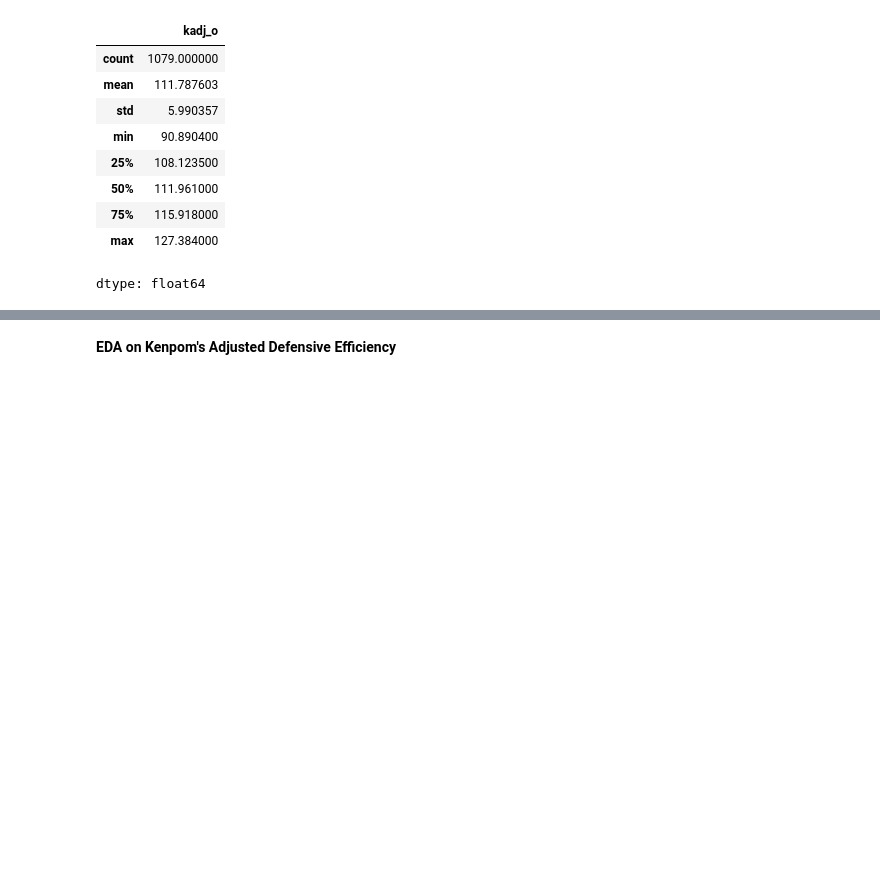
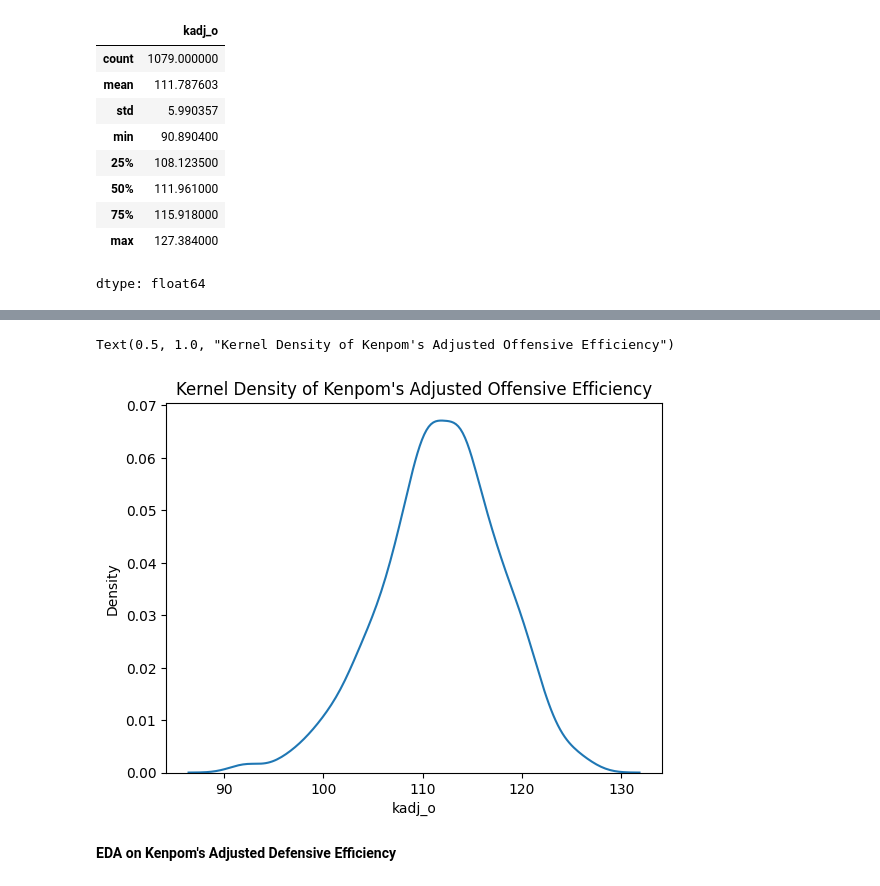
Before and after one commit to baywigg/DS3001Group, a Jupyter notebook: part_one.ipynb, the cells around one changed output, grey strips where cells are left out. Cells and saved outputs as stored; diff of their text form; code cells hidden in the pictures; blank space fills up the shorter version.

```diff
--- a/part_one.ipynb
+++ b/part_one.ipynb
@@ -146,3 +147,9 @@ sns.kdeplot(df['kadj_o'])
+# %%
+sns.kdeplot(df['kadj_o'])
+plt.title("Kernel Density of Kenpom's Adjusted Offensive Efficiency")
+# %% [output]
+Text(0.5, 1.0, "Kernel Density of Kenpom's Adjusted Offensive Efficiency")
+[figure, added]
 # %% [markdown]
 **EDA on Kenpom's Adjusted Defensive Efficiency**
 # %%
```
Also changed, not shown: parts of 9 cells of this notebook.
